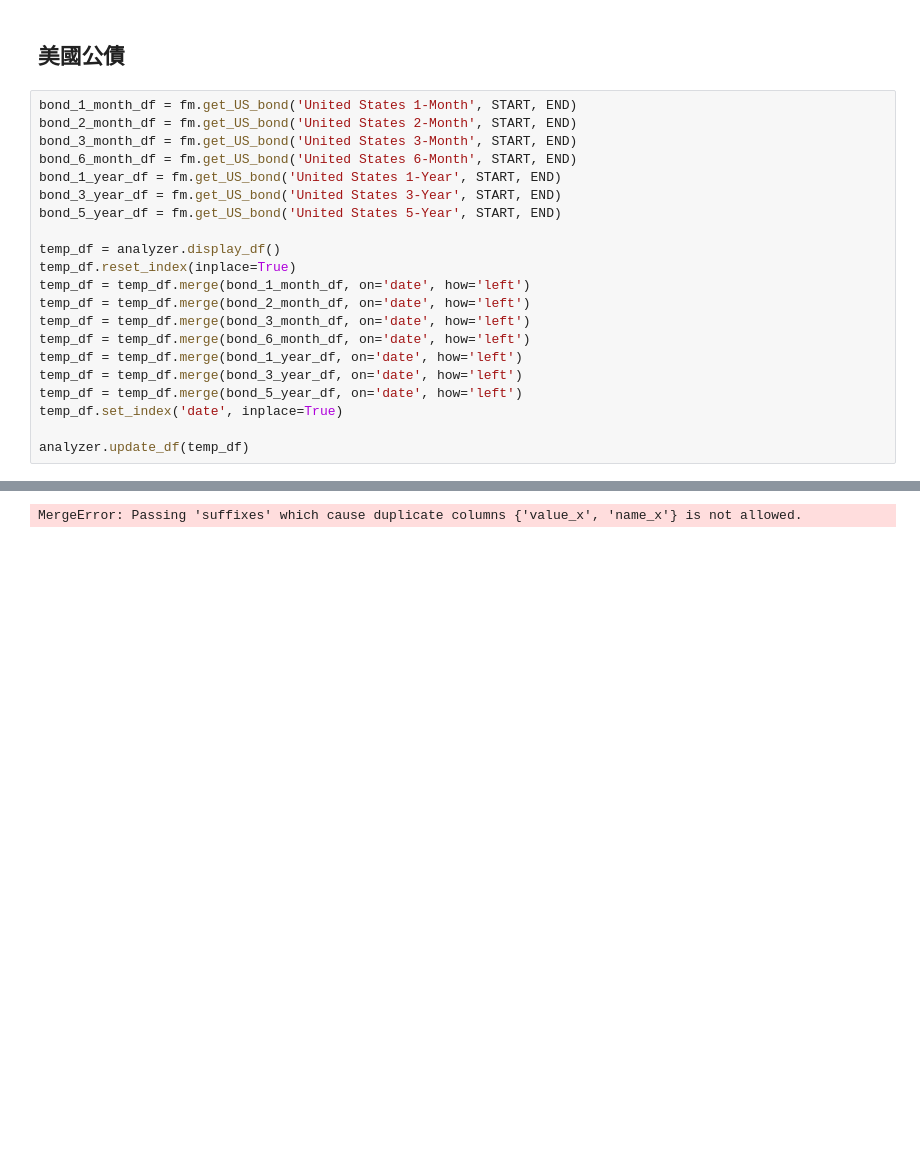
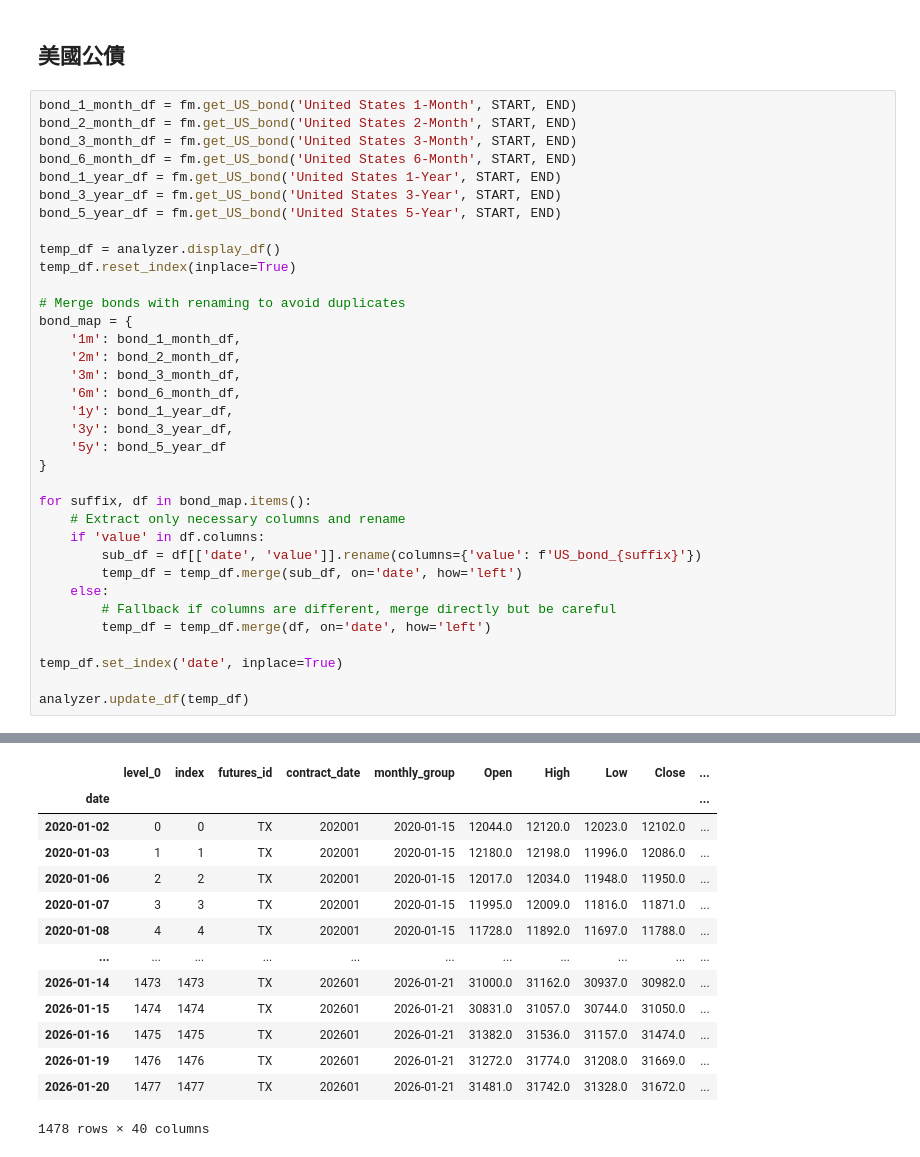
Before and after one commit to Xin95172/Quant, a Jupyter notebook: projects/workStrategy/TX/TX.ipynb, the cells around one changed output, grey strips where cells are left out. Drawn from its saved outputs; the diff is of its cells as text; blank space fills up the shorter version.

```diff
--- a/projects/workStrategy/TX/TX.ipynb
+++ b/projects/workStrategy/TX/TX.ipynb
@@ -222,13 +228,27 @@ bond_5_year_df = fm.get_US_bond('United States 5-Year', START, END)
 
 temp_df = analyzer.display_df()
 temp_df.reset_index(inplace=True)
-temp_df = temp_df.merge(bond_1_month_df, on='date', how='left')
-temp_df = temp_df.merge(bond_2_month_df, on='date', how='left')
-temp_df = temp_df.merge(bond_3_month_df, on='date', how='left')
-temp_df = temp_df.merge(bond_6_month_df, on='date', how='left')
-temp_df = temp_df.merge(bond_1_year_df, on='date', how='left')
-temp_df = temp_df.merge(bond_3_year_df, on='date', how='left')
-temp_df = temp_df.merge(bond_5_year_df, on='date', how='left')
+
+# Merge bonds with renaming to avoid duplicates
+bond_map = {
+    '1m': bond_1_month_df,
+    '2m': bond_2_month_df,
+    '3m': bond_3_month_df,
+    '6m': bond_6_month_df,
+    '1y': bond_1_year_df,
+    '3y': bond_3_year_df,
+    '5y': bond_5_year_df
+}
+
+for suffix, df in bond_map.items():
+    # Extract only necessary columns and rename
+    if 'value' in df.columns:
+        sub_df = df[['date', 'value']].rename(columns={'value': f'US_bond_{suffix}'})
+        temp_df = temp_df.merge(sub_df, on='date', how='left')
+    else:
+        # Fallback if columns are different, merge directly but be careful
+        temp_df = temp_df.merge(df, on='date', how='left')
+
 temp_df.set_index('date', inplace=True)
 
 analyzer.update_df(temp_df)
@@ -243,2 +263,15 @@ analyzer.update_df(temp_df)
+|  | level_0 | index | futures_id | contract_date | monthly_group | Open | High | Low | Close | ... |
+| date |  |  |  |  |  |  |  |  |  | ... |
+| 2020-01-02 | 0 | 0 | TX | 202001 | 2020-01-15 | 12044.0 | 12120.0 | 12023.0 | 12102.0 | ... |
+| 2020-01-03 | 1 | 1 | TX | 202001 | 2020-01-15 | 12180.0 | 12198.0 | 11996.0 | 12086.0 | ... |
+| 2020-01-06 | 2 | 2 | TX | 202001 | 2020-01-15 | 12017.0 | 12034.0 | 11948.0 | 11950.0 | ... |
+| 2020-01-07 | 3 | 3 | TX | 202001 | 2020-01-15 | 11995.0 | 12009.0 | 11816.0 | 11871.0 | ... |
+| 2020-01-08 | 4 | 4 | TX | 202001 | 2020-01-15 | 11728.0 | 11892.0 | 11697.0 | 11788.0 | ... |
+| ... | ... | ... | ... | ... | ... | ... | ... | ... | ... | ... |
+| 2026-01-14 | 1473 | 1473 | TX | 202601 | 2026-01-21 | 31000.0 | 31162.0 | 30937.0 | 30982.0 | ... |
+| 2026-01-15 | 1474 | 1474 | TX | 202601 | 2026-01-21 | 30831.0 | 31057.0 | 30744.0 | 31050.0 | ... |
+| 2026-01-16 | 1475 | 1475 | TX | 202601 | 2026-01-21 | 31382.0 | 31536.0 | 31157.0 | 31474.0 | ... |
+| 2026-01-19 | 1476 | 1476 | TX | 202601 | 2026-01-21 | 31272.0 | 31774.0 | 31208.0 | 31669.0 | ... |
+| 2026-01-20 | 1477 | 1477 | TX | 202601 | 2026-01-21 | 31481.0 | 31742.0 | 31328.0 | 31672.0 | ... |
-MergeError: Passing 'suffixes' which cause duplicate columns {'value_x', 'name_x'} is not allowed.
+1478 rows × 40 columns
 # %%
```
Also changed, not shown: parts of 7 cells of this notebook, 3 other files.
